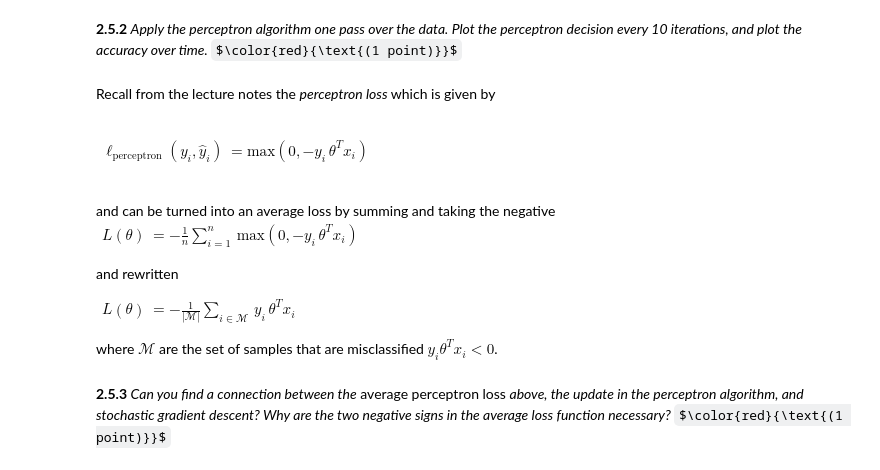
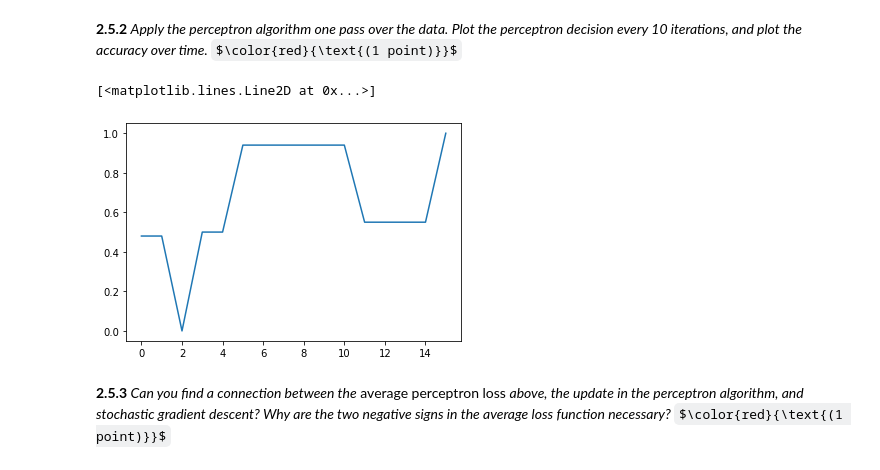
Before and after one commit to rafaelweinert/DD1420_ML_Excercises, a Jupyter notebook: DD1420_HT23_Ex2_STUDENT_VERSION_v3.ipynb, the cells around one changed output. Drawn from its saved outputs; the diff is of its cells as text; code cells hidden in the pictures; some formulas as TeX source.

```diff
--- a/DD1420_HT23_Ex2_STUDENT_VERSION_v3.ipynb
+++ b/DD1420_HT23_Ex2_STUDENT_VERSION_v3.ipynb
@@ -708,41 +710,46 @@ def perceptron_algo(xs_hom, w, ys, pl):
               accuracy = list of accuracy over t
   """
 
-  # YOUR CODE HERE
+  i = 0
+  converged = False
+  accuracy = []
 
-  if (i % 10 == 0) and (pl):
-    plot_perceptron(xs,w,i)
-return w, accuracy, i
+  while not converged:
+    rand_idx = np.random.randint(len(ys))
+
+    x_i = xs_hom[rand_idx]
+    y_i = ys[rand_idx]
+
+    y_hat = np.sign(x_i @ w)
+    if y_hat != y_i:
+
+      w += (y_i*x_i)
+      i += 1
+
+    y_pred = np.sign(xs_hom @ w)
+    acc = accuracy_score(ys, y_pred)
+    accuracy.append(acc)
+
+    loss = np.sum(np.maximum(0,  (-ys) * (xs_hom @ w)))
+
+    if loss == 0:
+      converged = True
+
+    if (i % 10 == 0) and (pl):
+      plot_perceptron(xs,w,i)
+  return w, accuracy, i
 # %% [markdown]
 **2.5.2** *Apply the perceptron algorithm one pass over the data. Plot the perceptron decision every 10 iterations, and plot the accuracy over time.* $\color{red}{\text{(1 point)}}$
 # %%
 w0 = np.ones(2 + 1)
 xs_hom = np.concatenate([np.ones(shape=[len(xs), 1]), xs], axis=1)
 
-# YOUR CODE HERE
+w, acc, i = perceptron_algo(xs_hom, w0, ys, False)
+plt.figure()
+plt.plot(acc)
+# %% [output]
+[<matplotlib.lines.Line2D at 0x...>]
+[figure, added]
-# %% [markdown]
-Recall from the lecture notes the *perceptron loss* which is given by
-
-<br>
-
-$\begin{align}
-\ell_{\text{perceptron}} (y_i, \hat{y}_i)  &= \text{max} (0, -y_i \, \theta^T x_i)
-\end{align}$
-
-<br>
-and can be turned into an average loss by summing and taking the negative
-
-$\begin{align}
-L(\theta)  &= - \frac{1}{n} \sum_{i=1}^n \, \text{max} (0, -y_i \, \theta^T x_i)
-\end{align}$
-
-and rewritten
-
-$\begin{align}
-L(\theta)  &= - \frac{1}{|\mathcal{M}|} \sum_{i \in \mathcal{M}} \, y_i \, \theta^T x_i
-\end{align}$
-
-where $\mathcal{M}$ are the set of samples that are misclassified $y_i \theta^T x_i < 0$.
 # %% [markdown]
 **2.5.3** *Can you find a connection between the* average perceptron loss *above, the update in the perceptron algorithm, and stochastic gradient descent? Why are the two negative signs in the average loss function necessary?* $\color{red}{\text{(1 point)}}$
 # %% [markdown]
```
Also changed, not shown: parts of 8 cells of this notebook.
